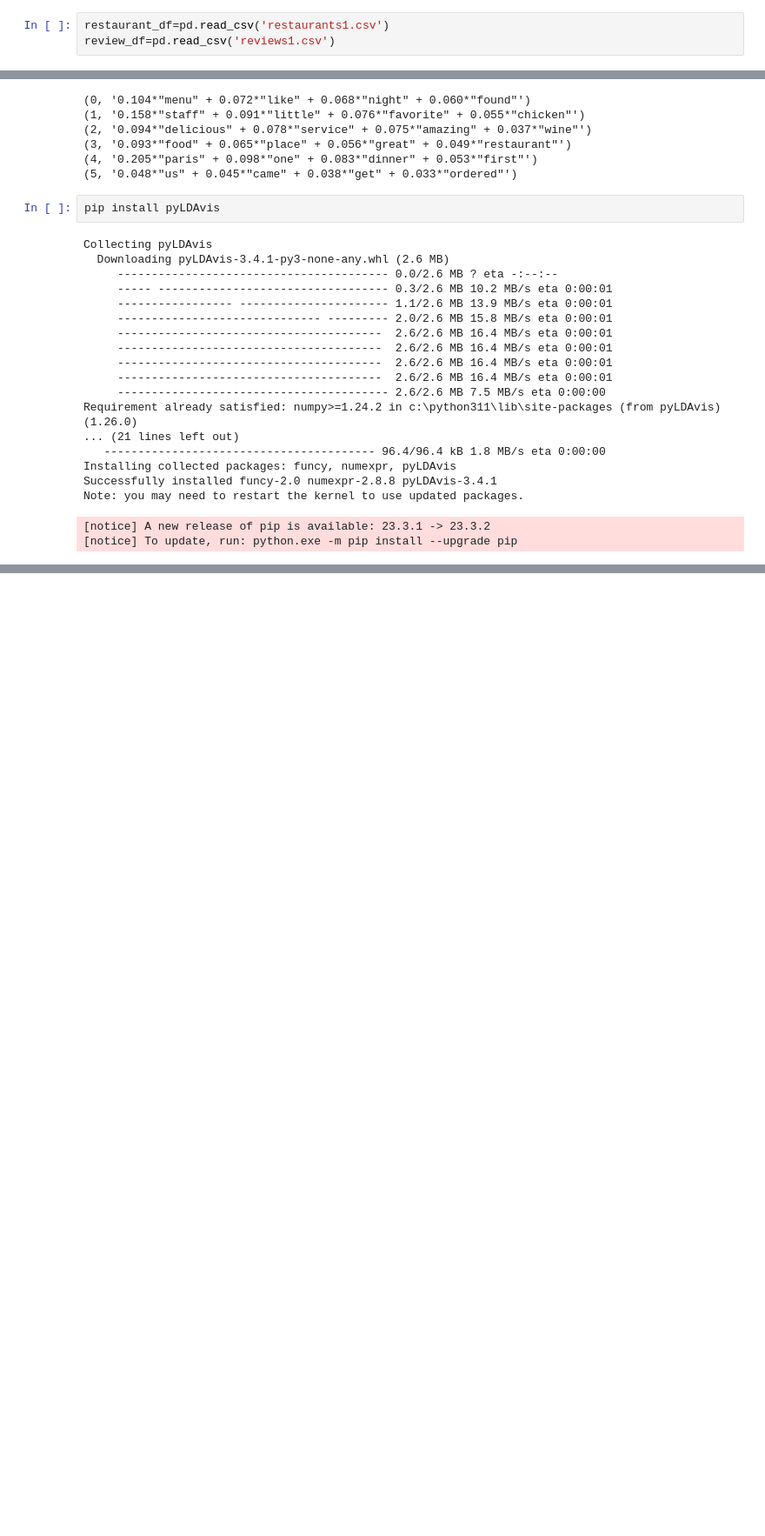
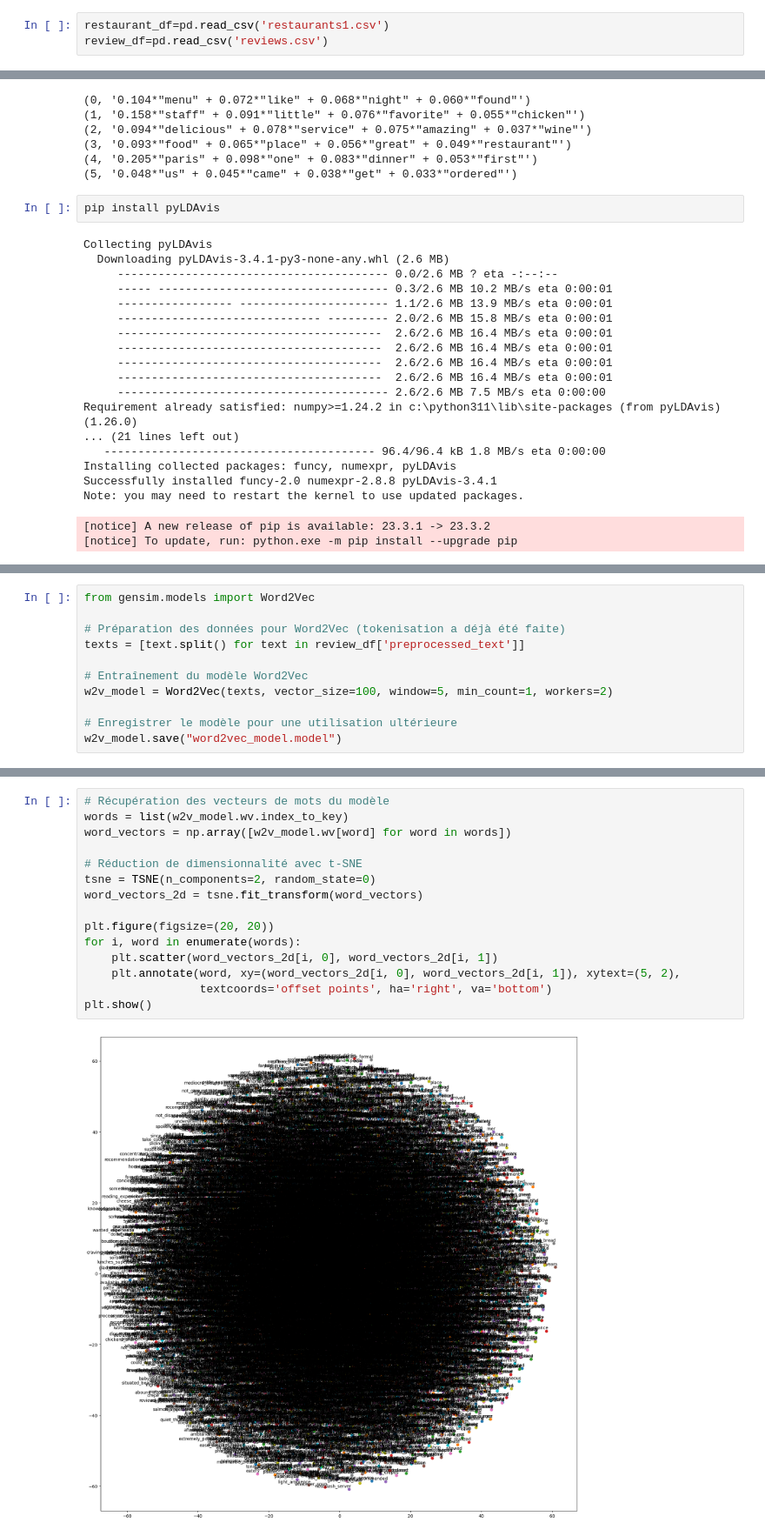
Before and after one commit to soraps/Projet2_NLP, a Jupyter notebook: NLP_Project2_preprocessing.ipynb, the cells around one changed output, grey strips where cells are left out. Shown at 87% size. Cells and saved outputs as stored; diff of their text form; blank space fills up the shorter version.

```diff
--- a/NLP_Project2_preprocessing.ipynb
+++ b/NLP_Project2_preprocessing.ipynb
@@ -5,4 +5,4 @@ import pandas as pd
 import numpy as np
 # %%
 restaurant_df=pd.read_csv('restaurants1.csv')
-review_df=pd.read_csv('reviews1.csv')
+review_df=pd.read_csv('reviews.csv')
@@ -527,3 +524,14 @@ lda_display = gensimvis.prepare(lda_model, corpus, dictionary, sort_topics=False
 pyLDAvis.display(lda_display)
 # %% [output]
 [interactive output not drawn]
+# %%
+from gensim.models import Word2Vec
+
+# Préparation des données pour Word2Vec (tokenisation a déjà été faite)
+texts = [text.split() for text in review_df['preprocessed_text']]
+
+# Entraînement du modèle Word2Vec
+w2v_model = Word2Vec(texts, vector_size=100, window=5, min_count=1, workers=2)
+
+# Enregistrer le modèle pour une utilisation ultérieure
+w2v_model.save("word2vec_model.model")
@@ -529,0 +548,17 @@ pyLDAvis.display(lda_display)
+# %%
+# Récupération des vecteurs de mots du modèle
+words = list(w2v_model.wv.index_to_key)
+word_vectors = np.array([w2v_model.wv[word] for word in words])
+
+# Réduction de dimensionnalité avec t-SNE
+tsne = TSNE(n_components=2, random_state=0)
+word_vectors_2d = tsne.fit_transform(word_vectors)
+
+plt.figure(figsize=(20, 20))
+for i, word in enumerate(words):
+    plt.scatter(word_vectors_2d[i, 0], word_vectors_2d[i, 1])
+    plt.annotate(word, xy=(word_vectors_2d[i, 0], word_vectors_2d[i, 1]), xytext=(5, 2),
+                 textcoords='offset points', ha='right', va='bottom')
+plt.show()
+# %% [output]
+[figure, added]
```
Also changed, not shown: parts of 6 cells of this notebook, 2 other files.
